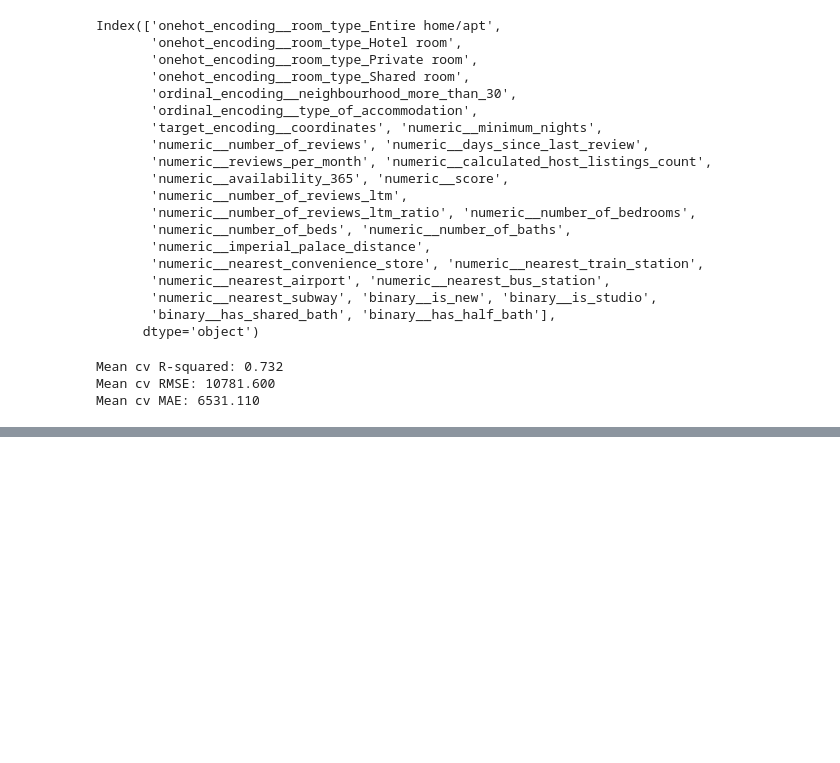
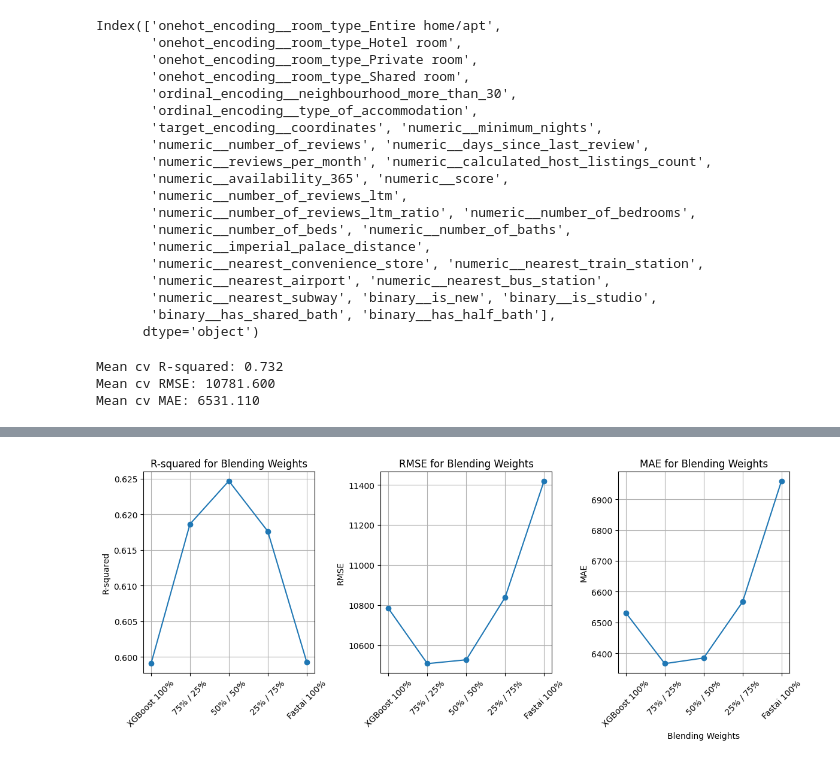
Before and after one commit to lmassaron/Advanced_Analytics_for_Business, a Jupyter notebook: chapter_12/chapter_12.ipynb, the cells around one changed output, grey strips where cells are left out. Saved outputs shown, nothing was run; the diff lists cells and outputs as text; code cells hidden in the pictures; blank space fills up the shorter version.

```diff
--- a/chapter_12/chapter_12.ipynb
+++ b/chapter_12/chapter_12.ipynb
@@ -317,0 +280,31 @@ blended result for MAE: 7008.727
+# %%
+# plot the results
+blend_labels = ["XGBoost 100%", "75% / 25%", "50% / 50%", "25% / 75%", "Fastai 100%"]
+blend_list = [[1.0, 0.0], [0.75, 0.25], [0.5, 0.5], [0.25, 0.75], [0.0, 1.0]]
+
+fig, axes = plt.subplots(1, 3, figsize=(12, 5), sharex=True)
+
+for metric_index, metric_name in enumerate(['R-squared', 'RMSE', 'MAE']):
+    metric_scores = []
+    for (a, b), label in zip(blend_list, blend_labels):
+        blended_oof_preds = xgb_oof_preds * a + dnn_oof_preds * b
+        if metric_name == 'R-squared':
+            score = r2_score(blended_oof_preds, y)
+        elif metric_name == 'RMSE':
+            score = np.sqrt(mean_squared_error(blended_oof_preds, y))
+        else:
+            score = mean_absolute_error(blended_oof_preds, y)
+        metric_scores.append(score)
+    axes[metric_index].plot(blend_labels, metric_scores, marker='o')
+    axes[metric_index].set_title(f'{metric_name} for Blending Weights')
+    axes[metric_index].set_ylabel(metric_name)
+    axes[metric_index].tick_params(axis='x', rotation=45)  # Rotate x-axis labels
+    axes[metric_index].grid(True)
+
+plt.xlabel('Blending Weights')
+plt.xticks(rotation=45)
+plt.tight_layout()
+
+plt.show()
+# %% [output]
+[figure, added]
```
Also changed, not shown: parts of 12 cells of this notebook.
